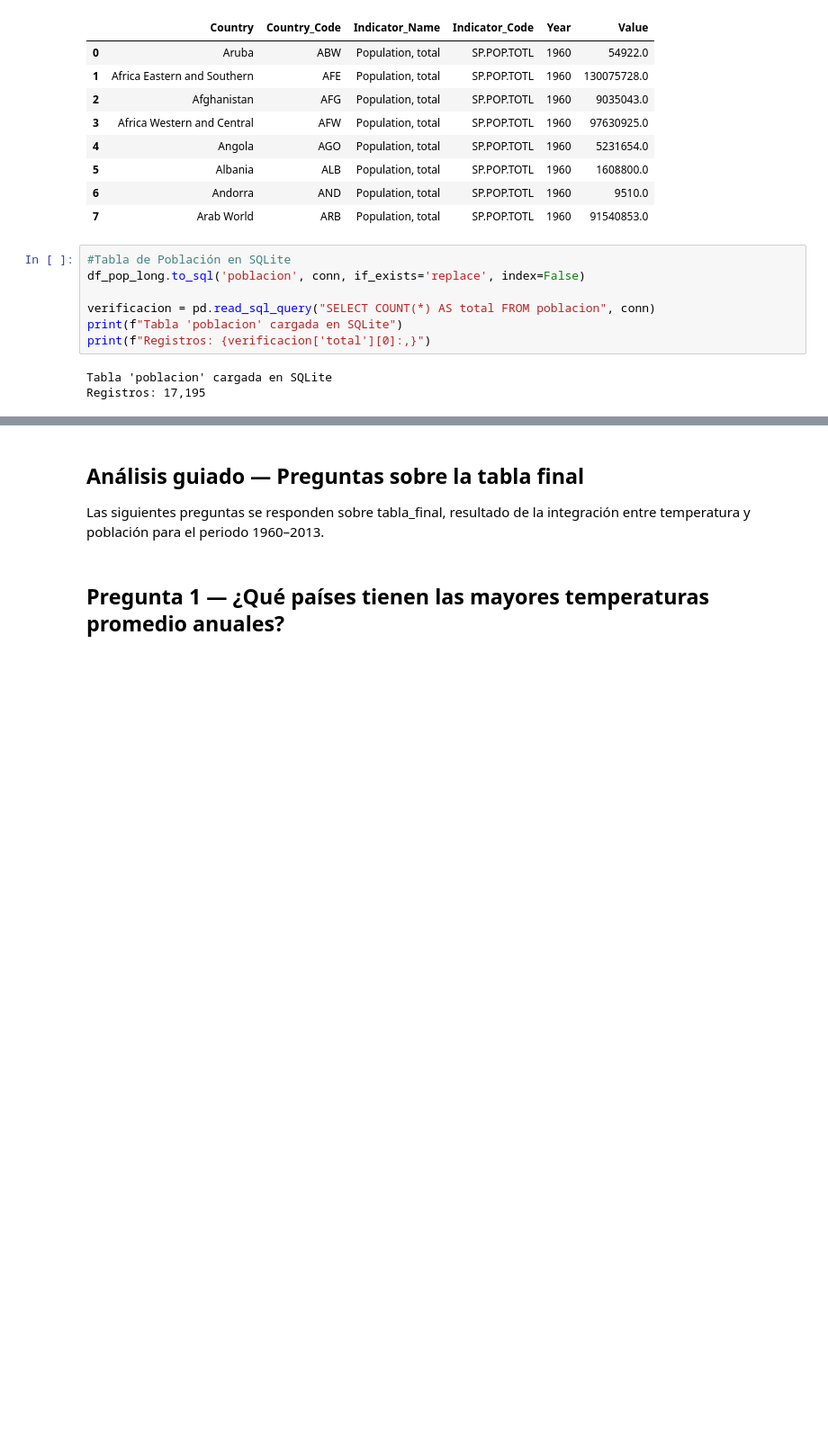
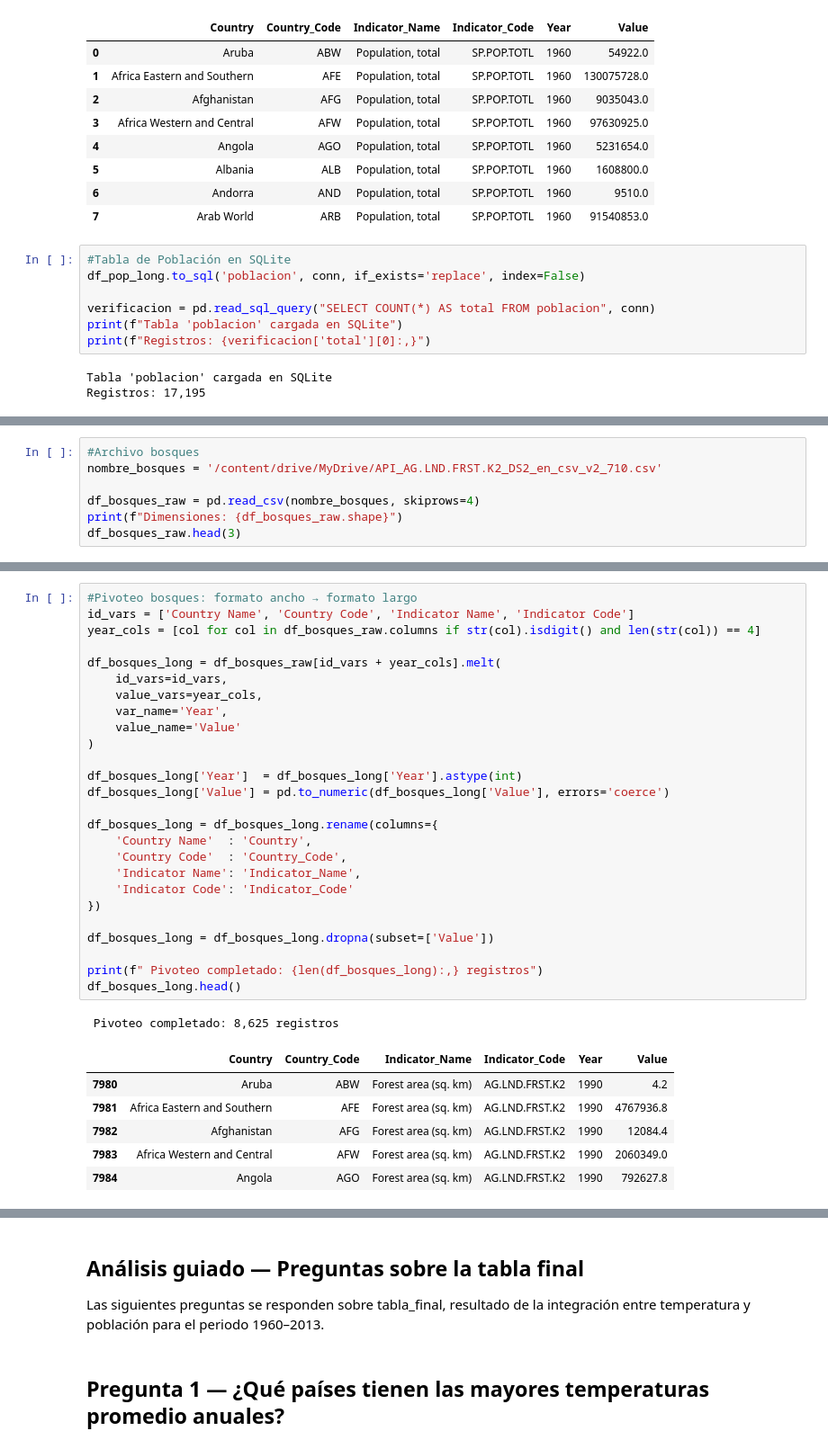
Before and after one commit to Alahin04/Actividad-An-lisis-Cambio-Clim-tico---Pr-ctica-SQL, a Jupyter notebook: Análisis_Cambio_Climático_SQL_IMD.ipynb, the cells around one changed output, grey strips where cells are left out. Shown at 90% size. Saved outputs shown, nothing was run; the diff lists cells and outputs as text; blank space fills up the shorter version.

```diff
--- a/Análisis_Cambio_Climático_SQL_IMD.ipynb
+++ b/Análisis_Cambio_Climático_SQL_IMD.ipynb
@@ -494,3 +553,10 @@ print(sorted(list(sin_match_temp))[:10])
 
  Ejemplos sin match:
 ['Africa', 'Anguilla', 'Antigua And Barbuda', 'Asia', 'Bahamas', 'Baker Island', 'Bonaire, Saint Eustatius And Saba', 'Bosnia And Herzegovina', 'Burma', 'Cape Verde']
+# %%
+#Archivo bosques
+nombre_bosques = '/content/drive/MyDrive/API_AG.LND.FRST.K2_DS2_en_csv_v2_710.csv'
+
+df_bosques_raw = pd.read_csv(nombre_bosques, skiprows=4)
+print(f"Dimensiones: {df_bosques_raw.shape}")
+df_bosques_raw.head(3)
@@ -496,0 +570,34 @@ print(sorted(list(sin_match_temp))[:10])
+# %%
+#Pivoteo bosques: formato ancho → formato largo
+id_vars = ['Country Name', 'Country Code', 'Indicator Name', 'Indicator Code']
+year_cols = [col for col in df_bosques_raw.columns if str(col).isdigit() and len(str(col)) == 4]
+
+df_bosques_long = df_bosques_raw[id_vars + year_cols].melt(
+    id_vars=id_vars,
+    value_vars=year_cols,
+    var_name='Year',
+    value_name='Value'
+)
+
+df_bosques_long['Year']  = df_bosques_long['Year'].astype(int)
+df_bosques_long['Value'] = pd.to_numeric(df_bosques_long['Value'], errors='coerce')
+
+df_bosques_long = df_bosques_long.rename(columns={
+    'Country Name'  : 'Country',
+    'Country Code'  : 'Country_Code',
+    'Indicator Name': 'Indicator_Name',
+    'Indicator Code': 'Indicator_Code'
+})
+
+df_bosques_long = df_bosques_long.dropna(subset=['Value'])
+
+print(f" Pivoteo completado: {len(df_bosques_long):,} registros")
+df_bosques_long.head()
+# %% [output]
+ Pivoteo completado: 8,625 registros
+|  | Country | Country_Code | Indicator_Name | Indicator_Code | Year | Value |
+| 7980 | Aruba | ABW | Forest area (sq. km) | AG.LND.FRST.K2 | 1990 | 4.2 |
+| 7981 | Africa Eastern and Southern | AFE | Forest area (sq. km) | AG.LND.FRST.K2 | 1990 | 4767936.8 |
+| 7982 | Afghanistan | AFG | Forest area (sq. km) | AG.LND.FRST.K2 | 1990 | 12084.4 |
+| 7983 | Africa Western and Central | AFW | Forest area (sq. km) | AG.LND.FRST.K2 | 1990 | 2060349.0 |
+| 7984 | Angola | AGO | Forest area (sq. km) | AG.LND.FRST.K2 | 1990 | 792627.8 |
```
Also changed, not shown: parts of 22 cells of this notebook.
